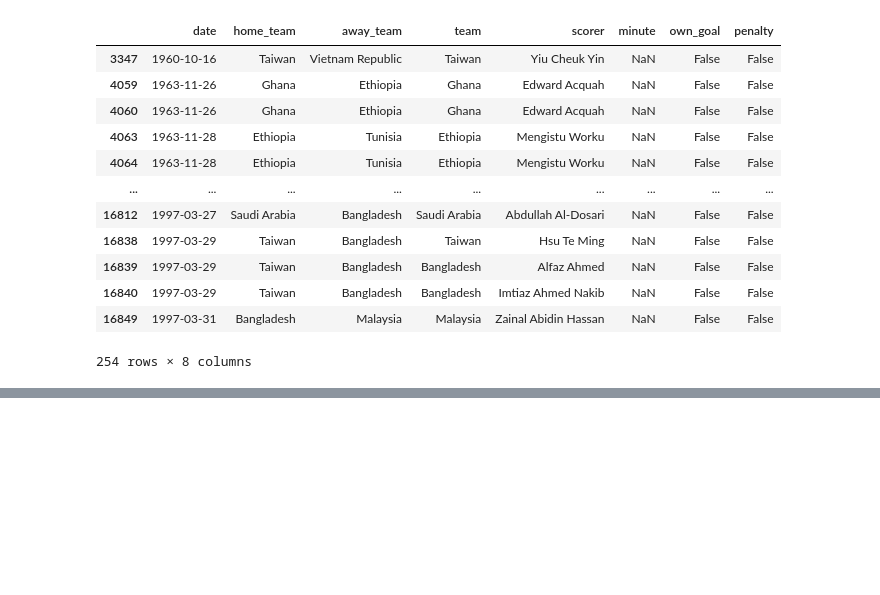
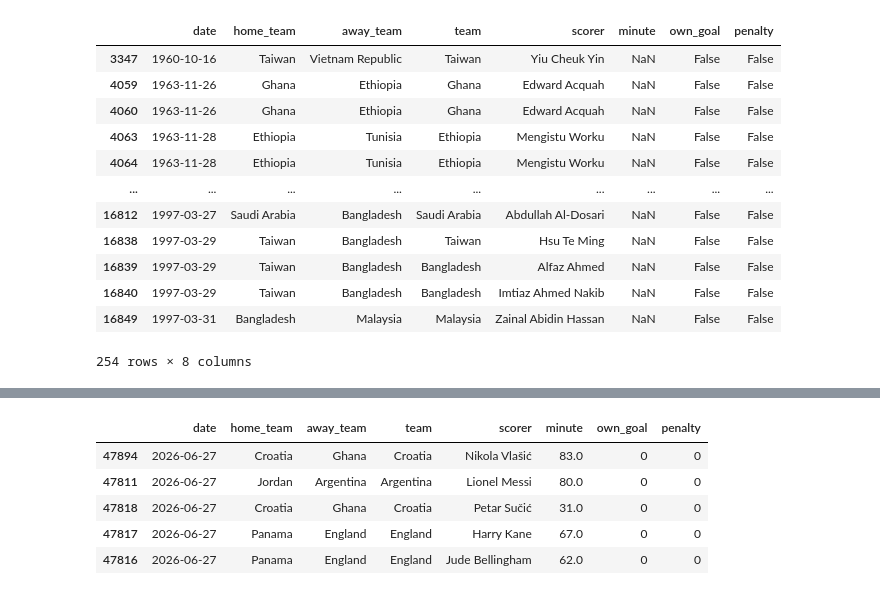
Before and after one commit to aidandig/World-Cup-2026, a Jupyter notebook: EDA/eda.ipynb, the cells around one changed output, grey strips where cells are left out. Saved outputs shown, nothing was run; the diff lists cells and outputs as text; code cells hidden in the pictures; blank space fills up the shorter version.

```diff
--- a/EDA/eda.ipynb
+++ b/EDA/eda.ipynb
@@ -1130,0 +1153,13 @@ new_data = pd.concat([new_data, CRO_vs_GHA], ignore_index=True)
+# %%
+goal_scorers['own_goal'] = goal_scorers['own_goal'].astype(int)
+goal_scorers['penalty'] = goal_scorers['penalty'].astype(int)
+
+goal_scorers = pd.concat([goal_scorers, new_data], ignore_index=True)
+goal_scorers.sort_values(by='date', ascending=False).head()
+# %% [output]
+|  | date | home_team | away_team | team | scorer | minute | own_goal | penalty |
+| 47894 | 2026-06-27 | Croatia | Ghana | Croatia | Nikola Vlašić | 83.0 | 0 | 0 |
+| 47811 | 2026-06-27 | Jordan | Argentina | Argentina | Lionel Messi | 80.0 | 0 | 0 |
+| 47818 | 2026-06-27 | Croatia | Ghana | Croatia | Petar Sučić | 31.0 | 0 | 0 |
+| 47817 | 2026-06-27 | Panama | England | England | Harry Kane | 67.0 | 0 | 0 |
+| 47816 | 2026-06-27 | Panama | England | England | Jude Bellingham | 62.0 | 0 | 0 |
```
Also changed, not shown: parts of 4 cells of this notebook.
